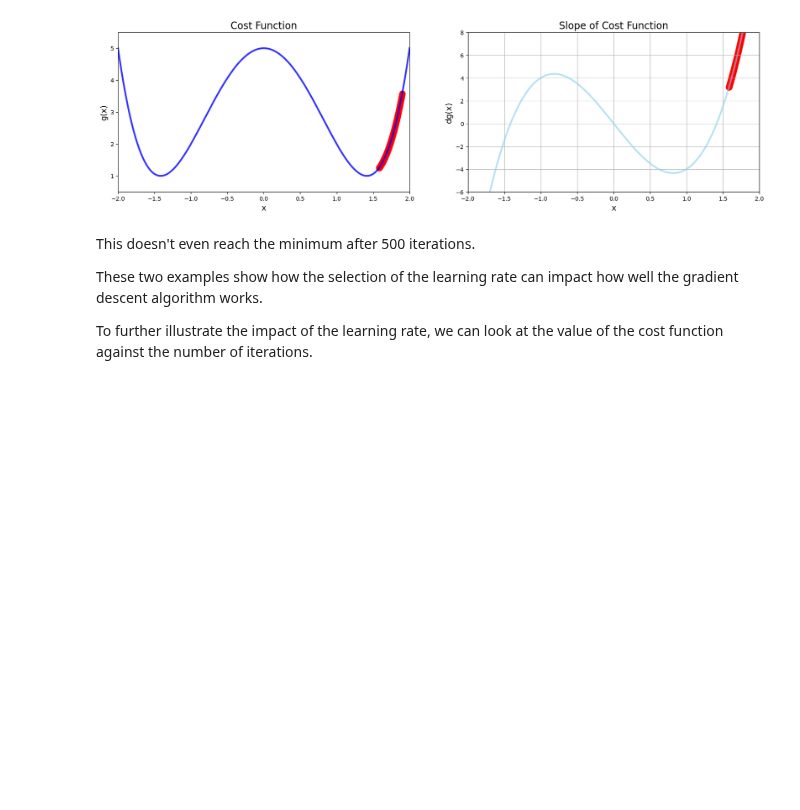
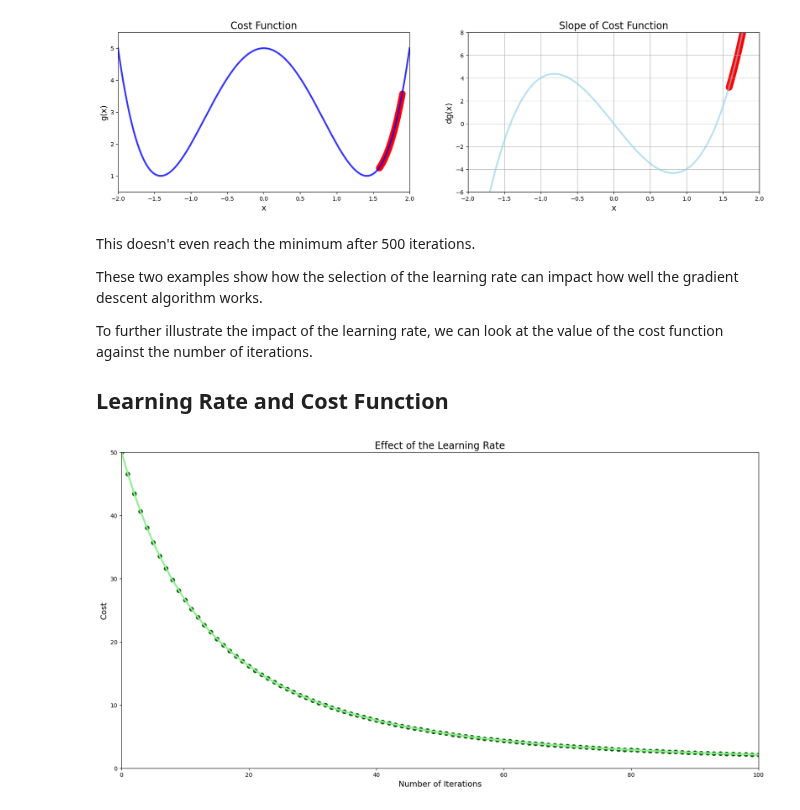
Before and after one commit to srofe/MLBootcamp, a Jupyter notebook: 03-GradientDescent/GradientDescent-MultipleMinima.ipynb, the cells around one changed output. Cells and saved outputs as stored; diff of their text form; code cells hidden in the pictures; blank space fills up the shorter version.

Commit message:
Add a plot showing the cost against iteration
Plotting the cost function values as the gradient descent algorithm is
iterated shows how it converges to the minimum.

```diff
--- a/03-GradientDescent/GradientDescent-MultipleMinima.ipynb
+++ b/03-GradientDescent/GradientDescent-MultipleMinima.ipynb
@@ -264,3 +264,31 @@ This doesn't even reach the minimum after 500 iterations.
 These two examples show how the selection of the learning rate can impact how well the gradient descent algorithm works.
 
 To further illustrate the impact of the learning rate, we can look at the value of the cost function against the number of iterations.
+
+## Learning Rate and Cost Function
+# %%
+number_of_iterations = 100
+low_gamma = gradient_descent(derivative_function=dg, initial_guess=3, multiplier=0.0005,
+                                                          precision=0.0001, maximum_iterations=number_of_iterations)
+
+# Plotting reduction in cost for each iteration
+plt.figure(figsize=[20, 10])
+plt.xlim(0, number_of_iterations)
+plt.ylim(0, 50)
+
+plt.title('Effect of the Learning Rate', fontsize=17)
+plt.xlabel('Number of Iterations', fontsize=14)
+plt.ylabel('Cost', fontsize=14)
+
+# Values for charts
+# For Y-axis data, convert lists to numpy arrays.
+low_values = np.array(low_gamma[1])
+# For X-axis, from 0 to number of iterations + 1.
+iteration_list = list(range(0, number_of_iterations+1))
+
+plt.plot(iteration_list, g(low_values), color='lightgreen', linewidth=3)
+plt.scatter(iteration_list, g(low_values), color='darkgreen', s=50)
+
+plt.show()
+# %% [output]
+[figure, added]
```
